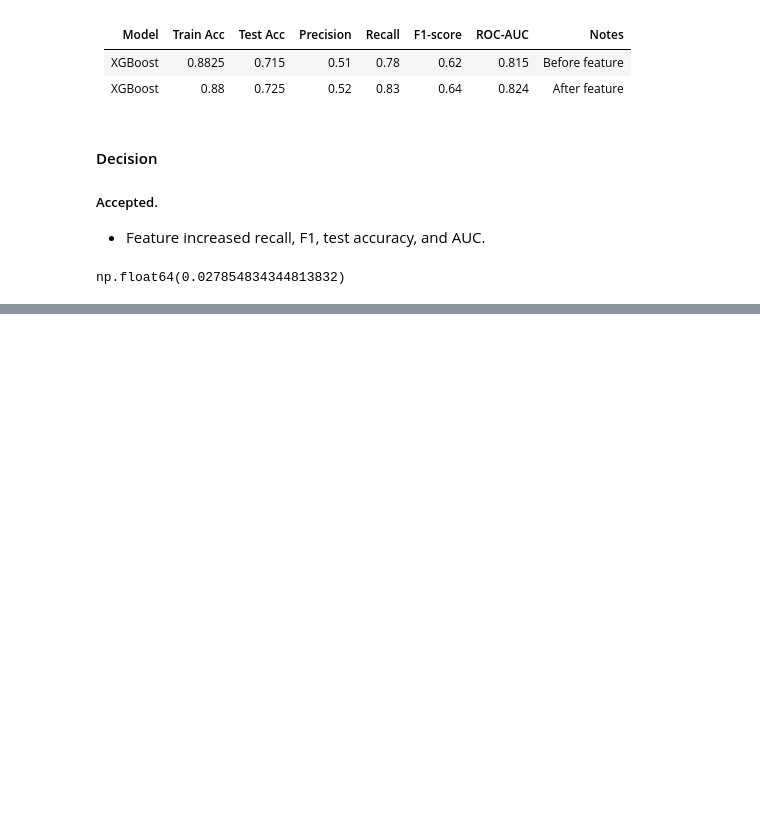
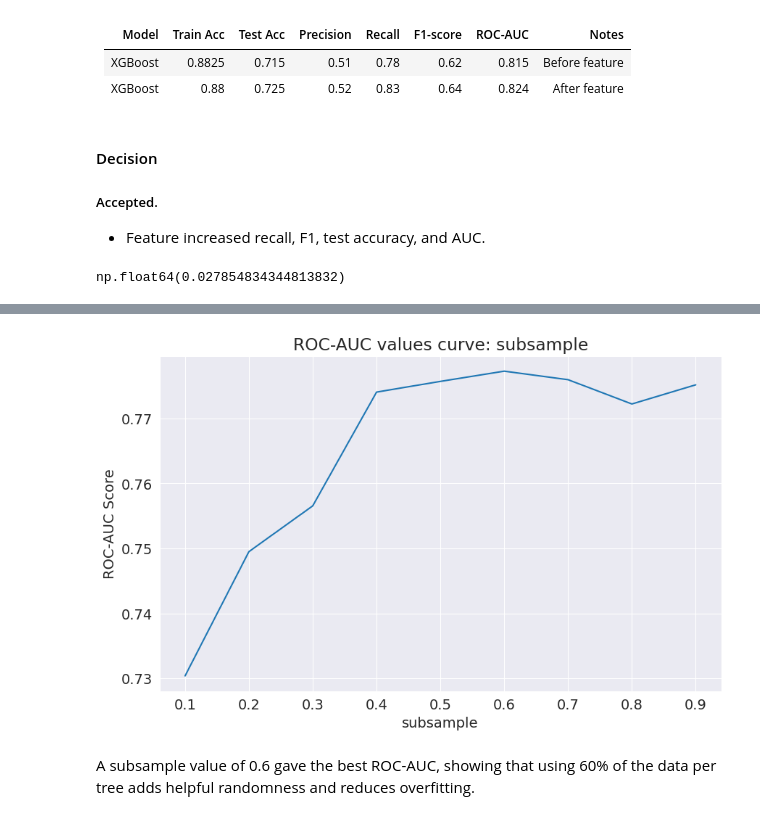
Before and after one commit to Nishaan-commits/Credit-risk-default-prediction, a Jupyter notebook: Code.ipynb, the cells around one changed output, grey strips where cells are left out. Drawn from its saved outputs; the diff is of its cells as text; code cells hidden in the pictures; blank space fills up the shorter version.

```diff
--- a/Code.ipynb
+++ b/Code.ipynb
@@ -808,0 +1202,2 @@ np.float64(0.027854834344813832)
+# %%
+best_params['learning_rate'] = 0.25
@@ -808,0 +1207,6 @@ np.float64(0.027854834344813832)
+# %%
+test_param_and_plot(XGBClassifier, 'subsample', [0.1,0.2,0.3,0.4,0.5,0.6,0.7,0.8,0.9], **best_params)
+# %% [output]
+[figure, added]
+# %% [markdown]
+A subsample value of 0.6 gave the best ROC-AUC, showing that using 60% of the data per tree adds helpful randomness and reduces overfitting.
```
Also changed, not shown: parts of 76 cells of this notebook, 3 other files.
